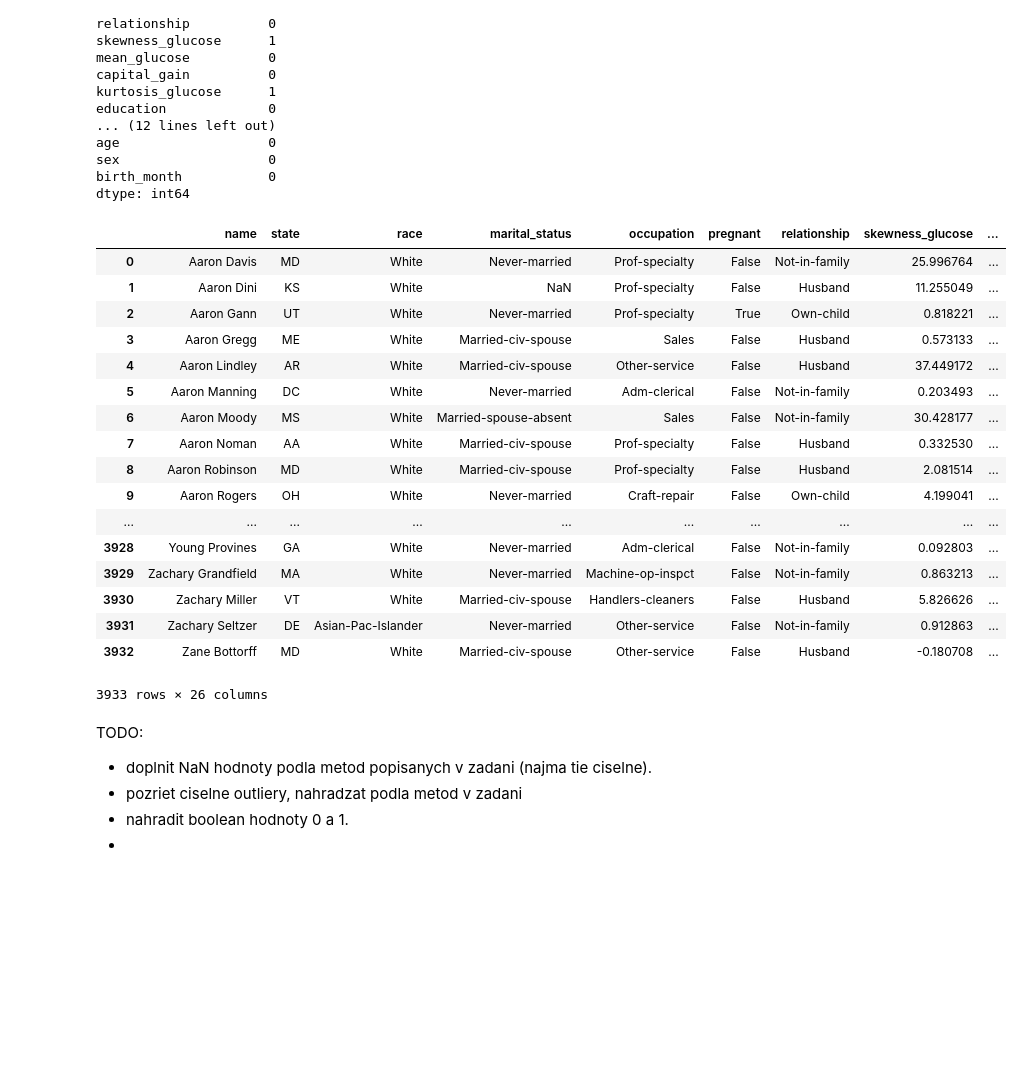
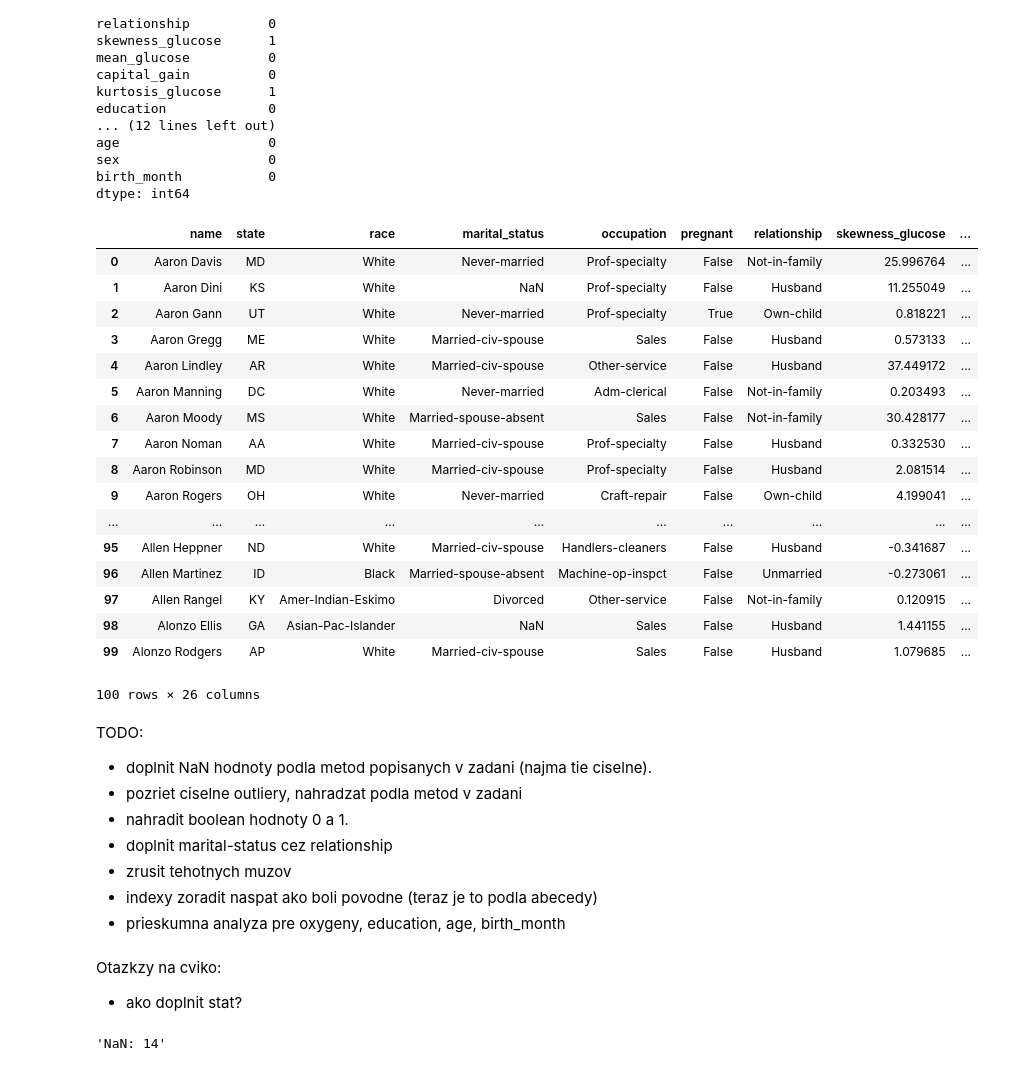
Before and after one commit to Gugliar/IAU-projekt, a Jupyter notebook: IAU_z2_Tibensky_Jedinak.ipynb, the cells around one changed output. Saved outputs shown, nothing was run; the diff lists cells and outputs as text; code cells hidden in the pictures; blank space fills up the shorter version.

```diff
--- a/IAU_z2_Tibensky_Jedinak.ipynb
+++ b/IAU_z2_Tibensky_Jedinak.ipynb
@@ -149,7 +149,7 @@ Nekonzistentné hodnoty zmeníme tak aby boli len True alebo False (a NaN).
 # %%
 data['medical_info']=data['medical_info'].replace(np.NaN,"{}")
 data['medical_info']=data['medical_info'].str.replace("'",'"')
-data=data.join(data['medical_info'].apply(json.loads).apply(pd.Series))
+data=data.join(data['medical_info'].apply(json.loads).apply(pd.Series).astype(float))
 data = data.drop(columns='medical_info')
 # %% [markdown]
 Rozparsujeme hodnoty v JSON v medcal_data na samostatné stĺpce. Najprv však nahradíme NaN prázdnymi objektami a zmeníme uvodzovky aby boli validné pre JSON.
@@ -281,7 +281,7 @@ def aggr(val):
         print(o)
     return o.pop()
 
-data=data.groupby(['name', 'address']).aggregate(aggr).reset_index()
+data=data.groupby(['name', 'address']).aggregate(aggr)
 # %% [markdown]
 Záznamy s rovnakými menami a adresami zjednotíme a doplníme ich hodnoty pomocou agregačnej funkcie.
 # %% [markdown]
@@ -319,29 +319,40 @@ data = data.assign(capital=np.NaN)
 data.capital = data.capital_gain - data.capital_loss
 data = data.drop(columns=['capital_loss','capital_gain'])
 # %%
-data
+data.head(100)
 # %% [output]
 |  | name | state | race | marital_status | occupation | pregnant | relationship | skewness_glucose | ... |
 | 0 | Aaron Davis | MD | White | Never-married | Prof-specialty | False | Not-in-family | 25.996764 | ... |
 | 1 | Aaron Dini | KS | White | NaN | Prof-specialty | False | Husband | 11.255049 | ... |
 | 2 | Aaron Gann | UT | White | Never-married | Prof-specialty | True | Own-child | 0.818221 | ... |
 | 3 | Aaron Gregg | ME | White | Married-civ-spouse | Sales | False | Husband | 0.573133 | ... |
 | 4 | Aaron Lindley | AR | White | Married-civ-spouse | Other-service | False | Husband | 37.449172 | ... |
 | 5 | Aaron Manning | DC | White | Never-married | Adm-clerical | False | Not-in-family | 0.203493 | ... |
 | 6 | Aaron Moody | MS | White | Married-spouse-absent | Sales | False | Not-in-family | 30.428177 | ... |
 | 7 | Aaron Noman | AA | White | Married-civ-spouse | Prof-specialty | False | Husband | 0.332530 | ... |
 | 8 | Aaron Robinson | MD | White | Married-civ-spouse | Prof-specialty | False | Husband | 2.081514 | ... |
 | 9 | Aaron Rogers | OH | White | Never-married | Craft-repair | False | Own-child | 4.199041 | ... |
 | ... | ... | ... | ... | ... | ... | ... | ... | ... | ... |
-| 3928 | Young Provines | GA | White | Never-married | Adm-clerical | False | Not-in-family | 0.092803 | ... |
-| 3929 | Zachary Grandfield | MA | White | Never-married | Machine-op-inspct | False | Not-in-family | 0.863213 | ... |
-| 3930 | Zachary Miller | VT | White | Married-civ-spouse | Handlers-cleaners | False | Husband | 5.826626 | ... |
-| 3931 | Zachary Seltzer | DE | Asian-Pac-Islander | Never-married | Other-service | False | Not-in-family | 0.912863 | ... |
-| 3932 | Zane Bottorff | MD | White | Married-civ-spouse | Other-service | False | Husband | -0.180708 | ... |
+| 95 | Allen Heppner | ND | White | Married-civ-spouse | Handlers-cleaners | False | Husband | -0.341687 | ... |
+| 96 | Allen Martinez | ID | Black | Married-spouse-absent | Machine-op-inspct | False | Unmarried | -0.273061 | ... |
+| 97 | Allen Rangel | KY | Amer-Indian-Eskimo | Divorced | Other-service | False | Not-in-family | 0.120915 | ... |
+| 98 | Alonzo Ellis | GA | Asian-Pac-Islander | NaN | Sales | False | Husband | 1.441155 | ... |
+| 99 | Alonzo Rodgers | AP | White | Married-civ-spouse | Sales | False | Husband | 1.079685 | ... |
-3933 rows × 26 columns
+100 rows × 26 columns
 # %% [markdown]
 TODO:
 - doplnit NaN hodnoty podla metod popisanych v zadani (najma tie ciselne).
 - pozriet ciselne outliery, nahradzat podla metod v zadani
 - nahradit boolean hodnoty 0 a 1.
--
+- doplnit marital-status cez relationship
+- zrusit tehotnych muzov
+- indexy zoradit naspat ako boli povodne (teraz je to podla abecedy)
+- prieskumna analyza pre oxygeny, education, age, birth_month
+# %% [markdown]
+Otazkzy na cviko:
+- ako doplnit stat?
+# %%
+#new_educ = data["std_glucose"]
+"NaN: "+str(data["fnlwgt"].isnull().sum())
+# %% [output]
+'NaN: 14'
```
Also changed, not shown: parts of 1 cell of this notebook.
